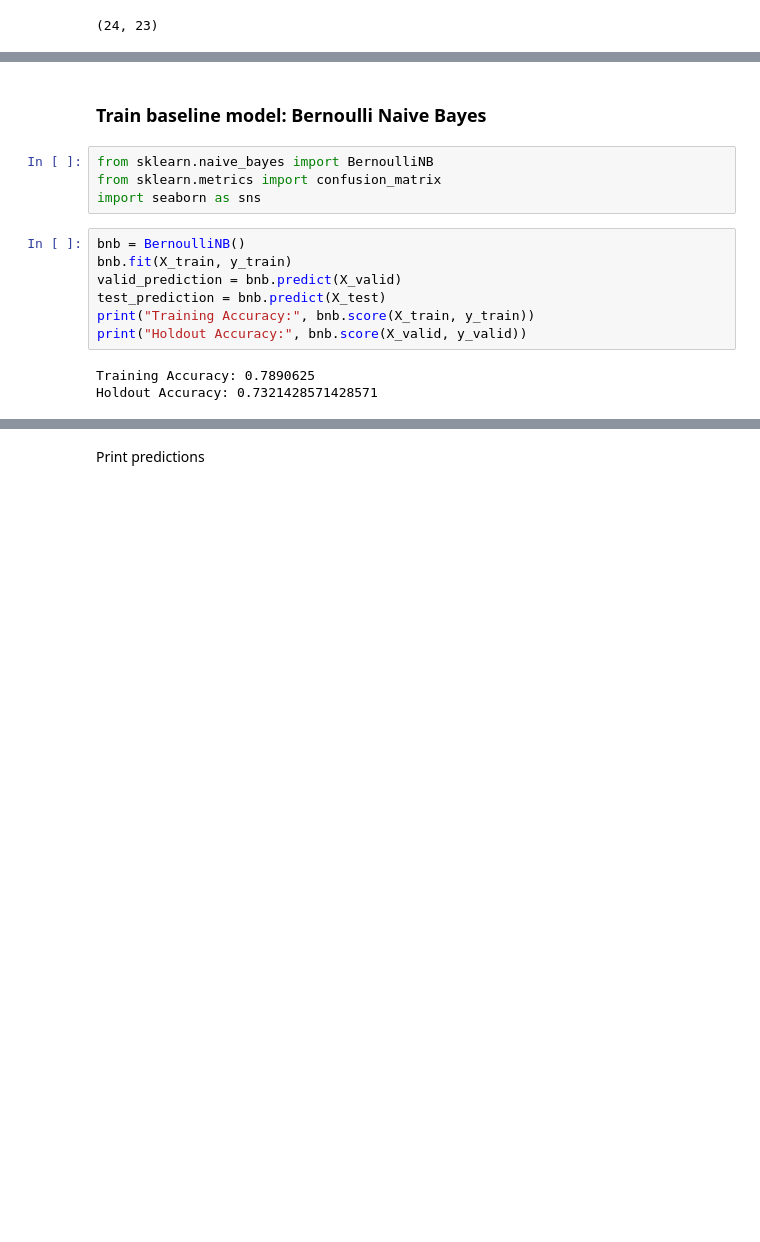
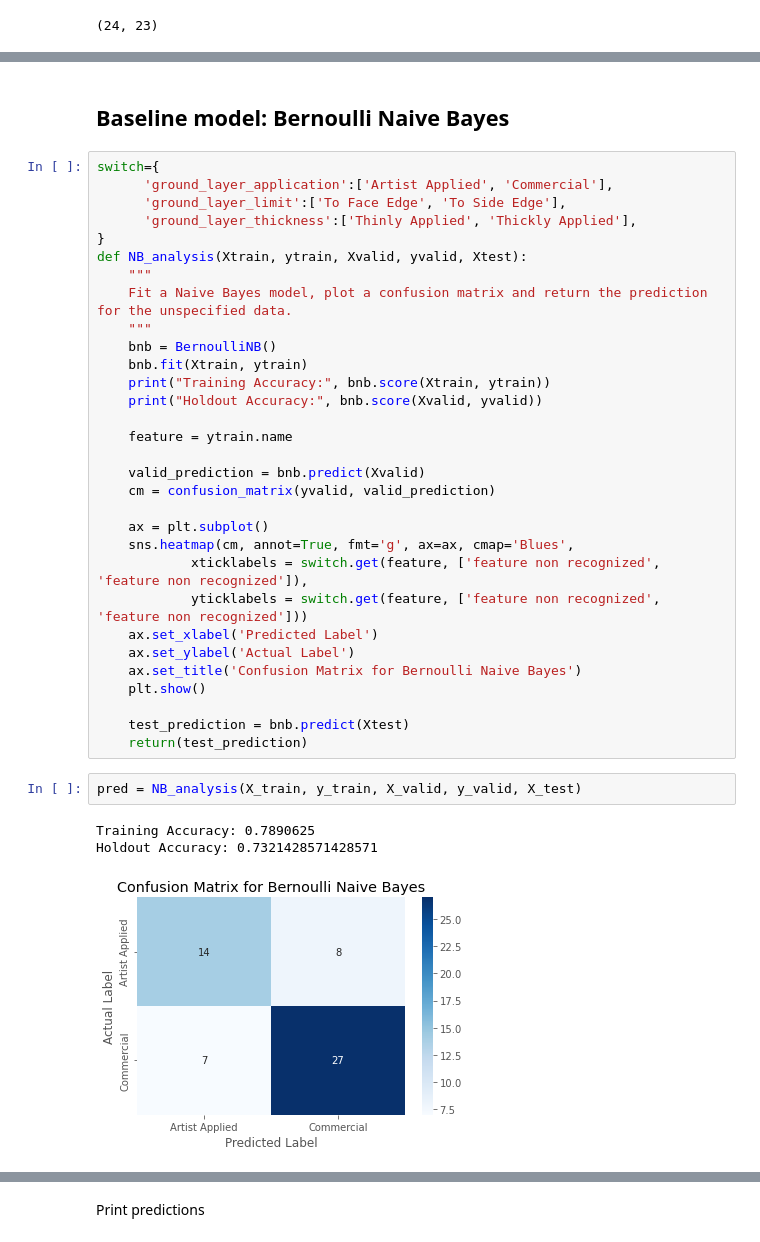
Before and after one commit to DS-Project-Group-7/Data-Science-Project, a Jupyter notebook: data_analysis/ground-application-prediction.ipynb, the cells around one changed output, grey strips where cells are left out. Drawn from its saved outputs; the diff is of its cells as text; blank space fills up the shorter version.

Commit message:
uptade of the prediction notebook
Still need to do some cleaning and change the names of the institutions in in the cleaning py script

```diff
--- a/data_analysis/ground-application-prediction.ipynb
+++ b/data_analysis/ground-application-prediction.ipynb
@@ -79,16 +202,39 @@ X_test.shape
 # %% [markdown]
-### Train baseline model: Bernoulli Naive Bayes
+## Baseline model: Bernoulli Naive Bayes
-# %%
-from sklearn.naive_bayes import BernoulliNB
-from sklearn.metrics import confusion_matrix
-import seaborn as sns
-# %%
-bnb = BernoulliNB()
-bnb.fit(X_train, y_train)
-valid_prediction = bnb.predict(X_valid)
-test_prediction = bnb.predict(X_test)
-print("Training Accuracy:", bnb.score(X_train, y_train))
-print("Holdout Accuracy:", bnb.score(X_valid, y_valid))
-# %% [output]
-Training Accuracy: 0.7890625
-Holdout Accuracy: 0.7321428571428571
+# %%
+switch={
+      'ground_layer_application':['Artist Applied', 'Commercial'],
+      'ground_layer_limit':['To Face Edge', 'To Side Edge'],
+      'ground_layer_thickness':['Thinly Applied', 'Thickly Applied'],
+}
+def NB_analysis(Xtrain, ytrain, Xvalid, yvalid, Xtest):
+    """
+    Fit a Naive Bayes model, plot a confusion matrix and return the prediction for the unspecified data.
+    """
+    bnb = BernoulliNB()
+    bnb.fit(Xtrain, ytrain)
+    print("Training Accuracy:", bnb.score(Xtrain, ytrain))
+    print("Holdout Accuracy:", bnb.score(Xvalid, yvalid))
+
+    feature = ytrain.name
+
+    valid_prediction = bnb.predict(Xvalid)
+    cm = confusion_matrix(yvalid, valid_prediction)
+
+    ax = plt.subplot()
+    sns.heatmap(cm, annot=True, fmt='g', ax=ax, cmap='Blues',
+            xticklabels = switch.get(feature, ['feature non recognized', 'feature non recognized']),
+            yticklabels = switch.get(feature, ['feature non recognized', 'feature non recognized']))
+    ax.set_xlabel('Predicted Label')
+    ax.set_ylabel('Actual Label')
+    ax.set_title('Confusion Matrix for Bernoulli Naive Bayes')
+    plt.show()
+
+    test_prediction = bnb.predict(Xtest)
+    return(test_prediction)
+# %%
+pred = NB_analysis(X_train, y_train, X_valid, y_valid, X_test)
+# %% [output]
+Training Accuracy: 0.7890625
+Holdout Accuracy: 0.7321428571428571
+[figure, added]
```
Also changed, not shown: parts of 74 cells of this notebook.
